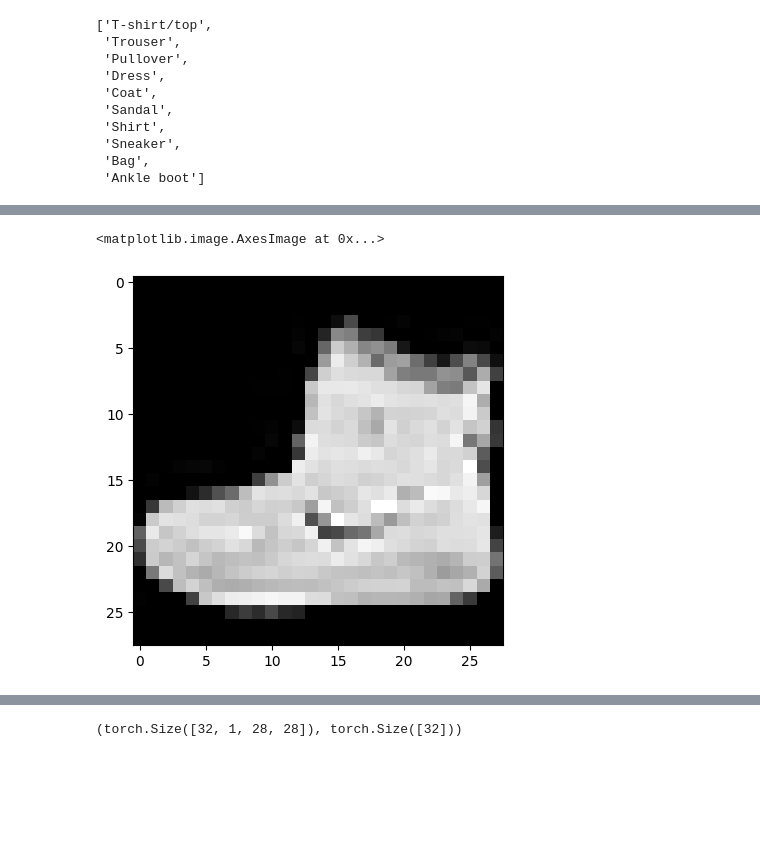
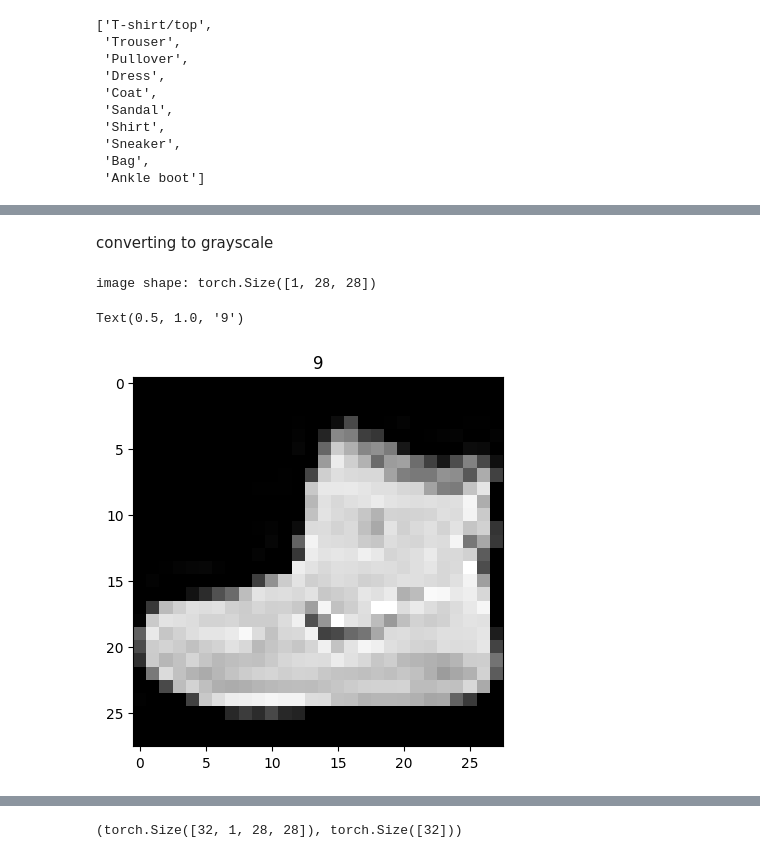
Before and after one commit to 404saugat404/pytorch, a Jupyter notebook: pytorch/comp_vison_basics.ipynb, the cells around one changed output, grey strips where cells are left out. Saved outputs shown, nothing was run; the diff lists cells and outputs as text; code cells hidden in the pictures; blank space fills up the shorter version.

```diff
--- a/pytorch/comp_vison_basics.ipynb
+++ b/pytorch/comp_vison_basics.ipynb
@@ -103,5 +118,11 @@ image shape: torch.Size([1, 28, 28])
-# %%
-plt.imshow(image.squeeze(), cmap='gray')
-# %% [output]
-<matplotlib.image.AxesImage at 0x...>
-[figure, removed]
+# %% [markdown]
+converting to grayscale
+# %%
+image,label=train_data[0]
+print(f'image shape: {image.shape}')
+plt.imshow(image.squeeze(),cmap='gray')
+plt.title(label)
+# %% [output]
+image shape: torch.Size([1, 28, 28])
+Text(0.5, 1.0, '9')
+[figure, added]
```
Also changed, not shown: parts of 32 cells of this notebook.
